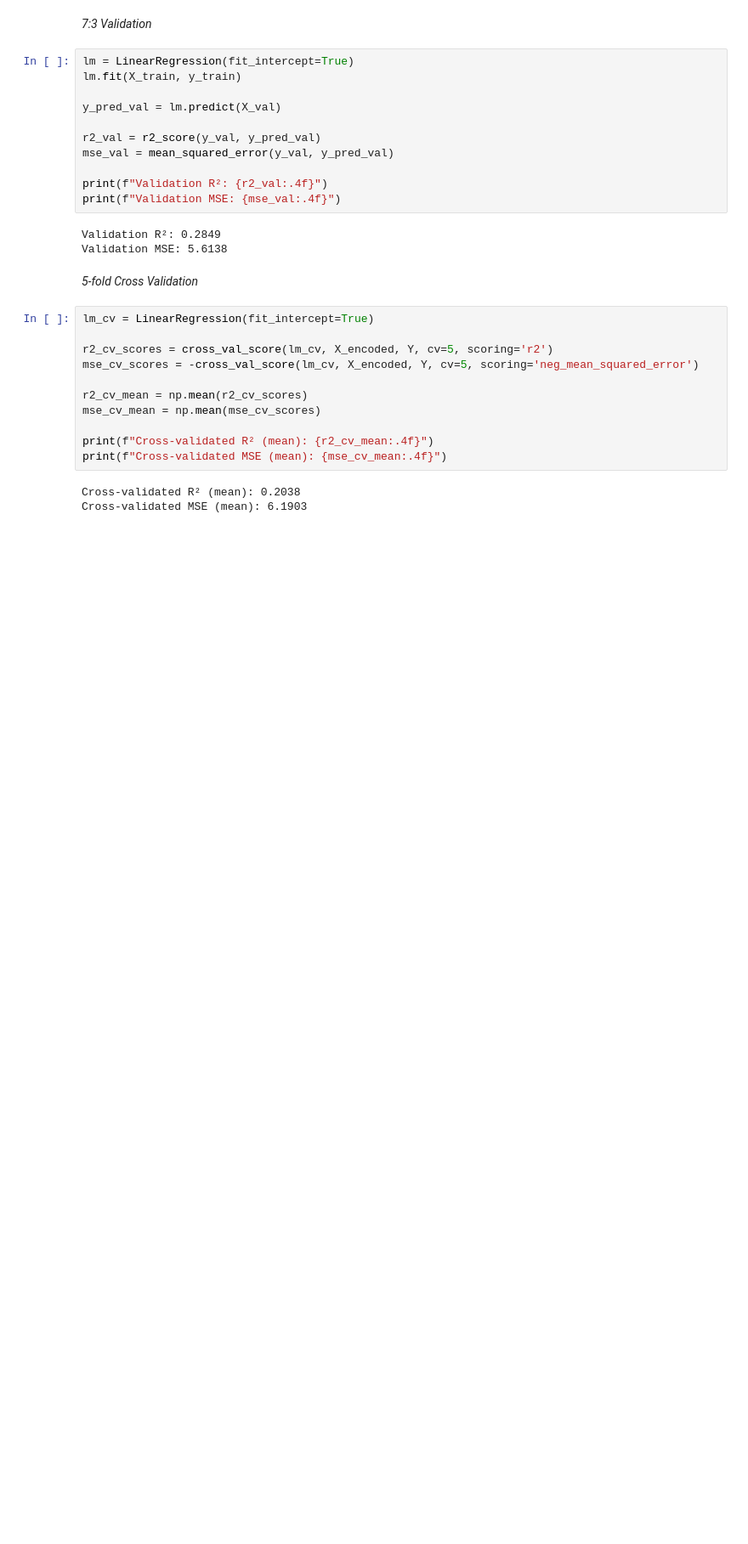
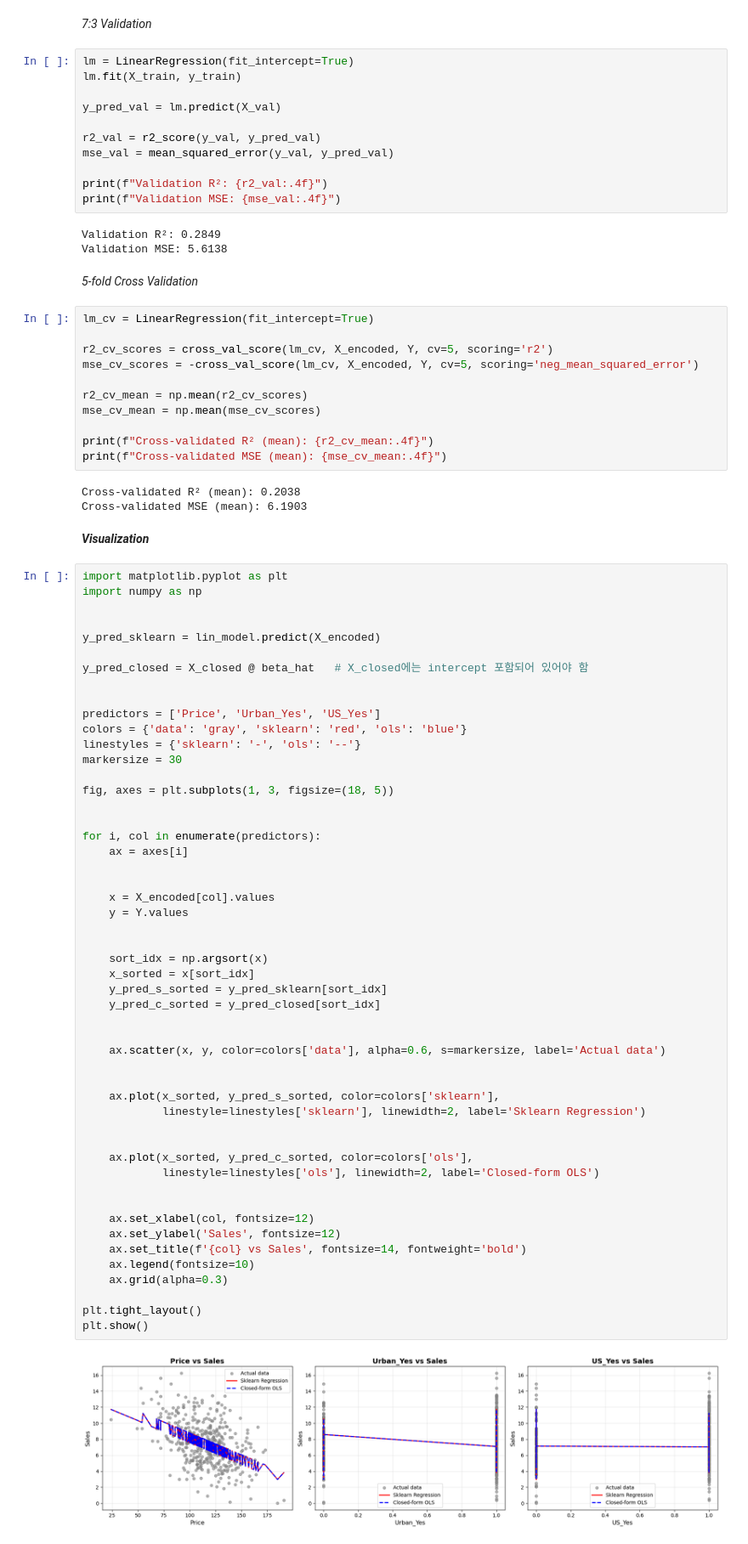
Before and after one commit to Hong-Lavi/25-2-SNU-MLDL-ASSIGNMENT, a Jupyter notebook: ASSIGNMENT_1/Machine Learning Code(Scikit)/2019-15116_hw1.ipynb, the cells around one changed output. Shown at 85% size. Drawn from its saved outputs; the diff is of its cells as text; blank space fills up the shorter version.

```diff
--- a/ASSIGNMENT_1/Machine Learning Code(Scikit)/2019-15116_hw1.ipynb
+++ b/ASSIGNMENT_1/Machine Learning Code(Scikit)/2019-15116_hw1.ipynb
@@ -206,3 +206,58 @@ print(f"Cross-validated MSE (mean): {mse_cv_mean:.4f}")
 # %% [output]
 Cross-validated R² (mean): 0.2038
 Cross-validated MSE (mean): 6.1903
+# %% [markdown]
+***Visualization***
+# %%
+import matplotlib.pyplot as plt
+import numpy as np
+
+
+y_pred_sklearn = lin_model.predict(X_encoded)
+
+y_pred_closed = X_closed @ beta_hat   # X_closed에는 intercept 포함되어 있어야 함
+
+
+predictors = ['Price', 'Urban_Yes', 'US_Yes']
+colors = {'data': 'gray', 'sklearn': 'red', 'ols': 'blue'}
+linestyles = {'sklearn': '-', 'ols': '--'}
+markersize = 30
+
+fig, axes = plt.subplots(1, 3, figsize=(18, 5))
+
+
+for i, col in enumerate(predictors):
+    ax = axes[i]
+
+
+    x = X_encoded[col].values
+    y = Y.values
+
+
+    sort_idx = np.argsort(x)
+    x_sorted = x[sort_idx]
+    y_pred_s_sorted = y_pred_sklearn[sort_idx]
+    y_pred_c_sorted = y_pred_closed[sort_idx]
+
+
+    ax.scatter(x, y, color=colors['data'], alpha=0.6, s=markersize, label='Actual data')
+
+
+    ax.plot(x_sorted, y_pred_s_sorted, color=colors['sklearn'],
+            linestyle=linestyles['sklearn'], linewidth=2, label='Sklearn Regression')
+
+
+    ax.plot(x_sorted, y_pred_c_sorted, color=colors['ols'],
+            linestyle=linestyles['ols'], linewidth=2, label='Closed-form OLS')
+
+
+    ax.set_xlabel(col, fontsize=12)
+    ax.set_ylabel('Sales', fontsize=12)
+    ax.set_title(f'{col} vs Sales', fontsize=14, fontweight='bold')
+    ax.legend(fontsize=10)
+    ax.grid(alpha=0.3)
+
+plt.tight_layout()
+plt.show()
+# %% [output]
+[figure, added]
```
Also changed, not shown: parts of 41 cells of this notebook.
